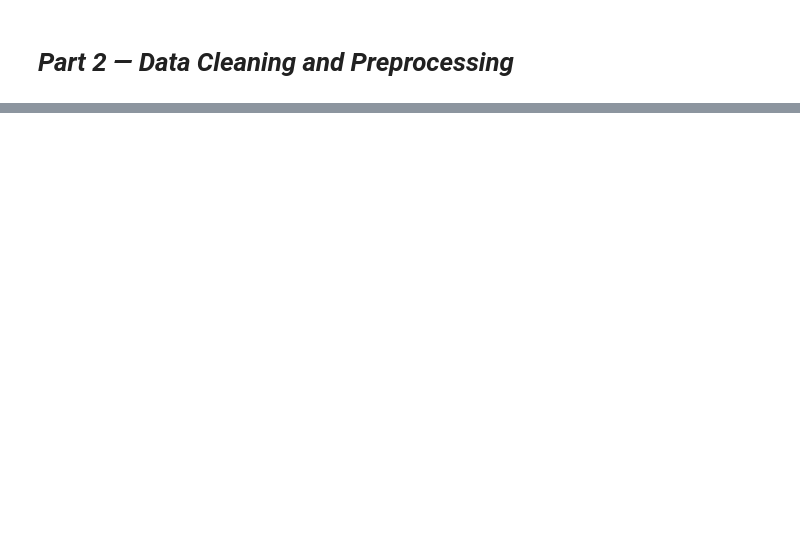
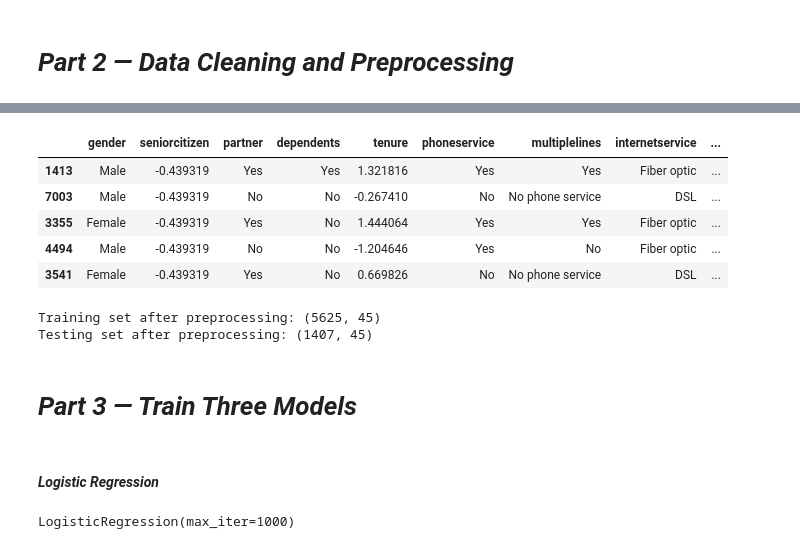
Before and after one commit to shahdelmasry12/AI-Machine-Learning, a Jupyter notebook: customer-churn-classification.ipynb, the cells around one changed output, grey strips where cells are left out. Cells and saved outputs as stored; diff of their text form; code cells hidden in the pictures; blank space fills up the shorter version.

```diff
--- a/customer-churn-classification.ipynb
+++ b/customer-churn-classification.ipynb
@@ -290,0 +378,5 @@ plt.show()
+# %%
+#Remove Irrelevant Columns
+#remove columns ( customerID ) becuase its don't  provide useful information for the model or effect
+x.drop("customerid",axis=1,inplace=True) #axis=1 --> applied to columns
+#inplace=True -->updates the original DataFrame directly without creating a new one.)
@@ -290,0 +396,11 @@ plt.show()
+# %%
+# Numerical columns
+numerical_features = x_train.select_dtypes(include=['int64', 'float64']).columns
+
+# Categorical columns
+categorical_features = x_train.select_dtypes(include=['object']).columns
+print("Numerical columns:")
+print(numerical_features)
+
+print("\nCategorical columns:")
+print(categorical_features)
@@ -290,0 +417,16 @@ plt.show()
+# %%
+#5. Numerical Preprocessing
+# Apply StandardScaler to numerical columns
+scaler = StandardScaler()
+x_train[numerical_features]=scaler.fit_transform(x_train[numerical_features])
+x_test[numerical_features]=scaler.transform(x_test[numerical_features])
+x_train.head()
+#StandardScaler is used to ensure that values are measured around a mean of 0 and a standard deviation of 1, and to prevent the model from being biased towards large values.
+#Which models are affected by scaling?--->KNN and Logistic regrassion
+# %% [output]
+|  | gender | seniorcitizen | partner | dependents | tenure | phoneservice | multiplelines | internetservice | ... |
+| 1413 | Male | -0.439319 | Yes | Yes | 1.321816 | Yes | Yes | Fiber optic | ... |
+| 7003 | Male | -0.439319 | No | No | -0.267410 | No | No phone service | DSL | ... |
+| 3355 | Female | -0.439319 | Yes | No | 1.444064 | Yes | Yes | Fiber optic | ... |
+| 4494 | Male | -0.439319 | No | No | -1.204646 | Yes | No | Fiber optic | ... |
+| 3541 | Female | -0.439319 | Yes | No | 0.669826 | No | No phone service | DSL | ... |
@@ -290,0 +452,9 @@ plt.show()
+# %%
+x_train_processed = preprocessor.fit_transform(x_train)
+x_test_processed = preprocessor.transform(x_test)
+
+print("Training set after preprocessing:", x_train_processed.shape)
+print("Testing set after preprocessing:", x_test_processed.shape)
+# %% [output]
+Training set after preprocessing: (5625, 45)
+Testing set after preprocessing: (1407, 45)
@@ -290,0 +464,10 @@ plt.show()
+# %% [markdown]
+# ***Part 3 — Train Three Models***
+# %% [markdown]
+#### *Logistic Regression*
+# %%
+# Train a Logistic Regression model
+lr_model = LogisticRegression(max_iter=1000)
+lr_model.fit(x_train_processed, y_train)
+# %% [output]
+LogisticRegression(max_iter=1000)
```
Also changed, not shown: parts of 42 cells of this notebook.
